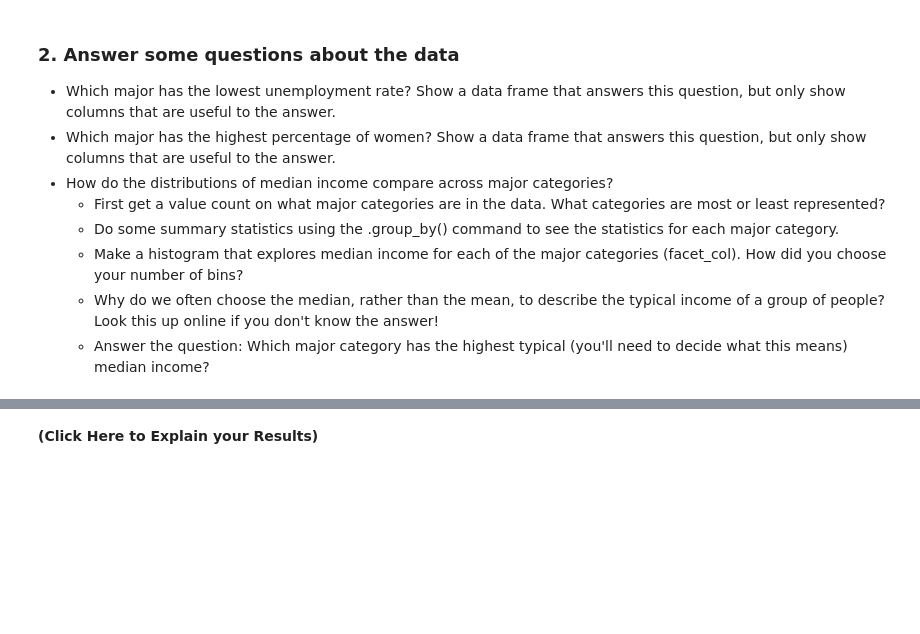
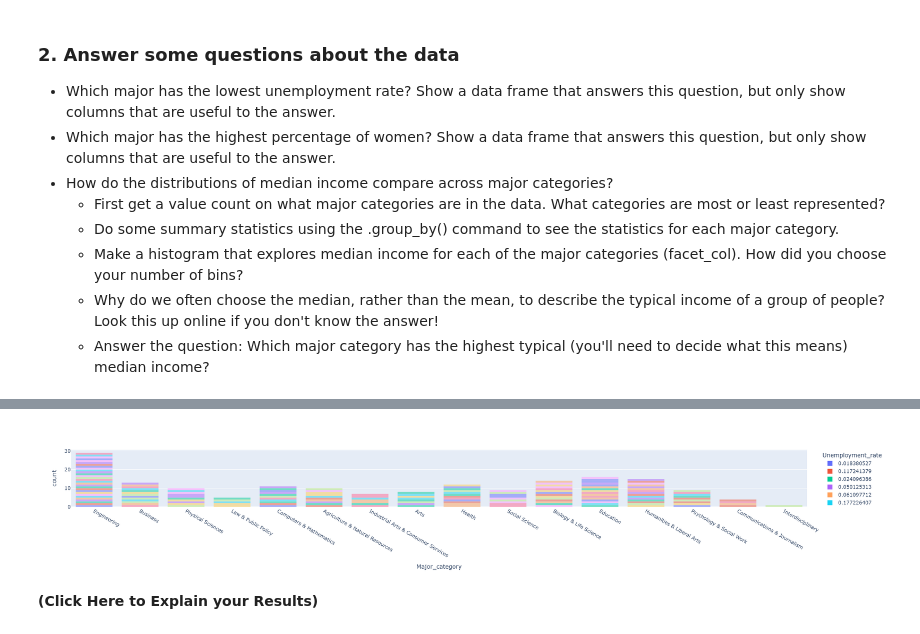
Before and after one commit to josephmadigan-alt/Data101_JosephMadiganRePo, a Jupyter notebook: Day7.ipynb, the cells around one changed output, grey strips where cells are left out. Drawn from its saved outputs; the diff is of its cells as text; code cells hidden in the pictures; blank space fills up the shorter version.

```diff
--- a/Day7.ipynb
+++ b/Day7.ipynb
@@ -216,3 +318,18 @@ DF_raw
+# %%
+#Make a histogram that explores median income for each of the major categories (facet_col). How did you choose your number of bins?
+fig = px.histogram(DF_raw,
+                   nbins=9,
+                   x='Major_category',
+                   color='Unemployment_rate',
+                   opacity=0.5,
+                  )
+
+
+fig.show()
+#Why do we often choose the median, rather than the mean, to describe the typical income of a group of people? Look this up online if you don't know the answer!
+#Answer the question: Which major category has the highest typical (you'll need to decide what this means) median income?
+# %% [output]
+[figure, added]
 # %% [markdown]
 **(Click Here to Explain your Results)**
 # %% [markdown]
```
Also changed, not shown: parts of 11 cells of this notebook, 2 other files.
